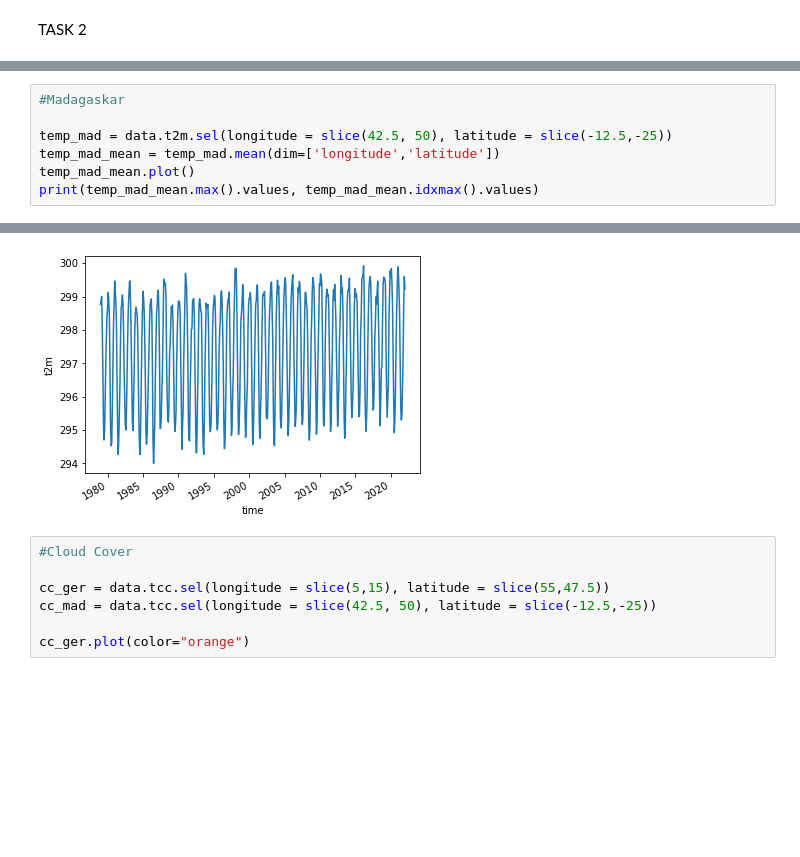
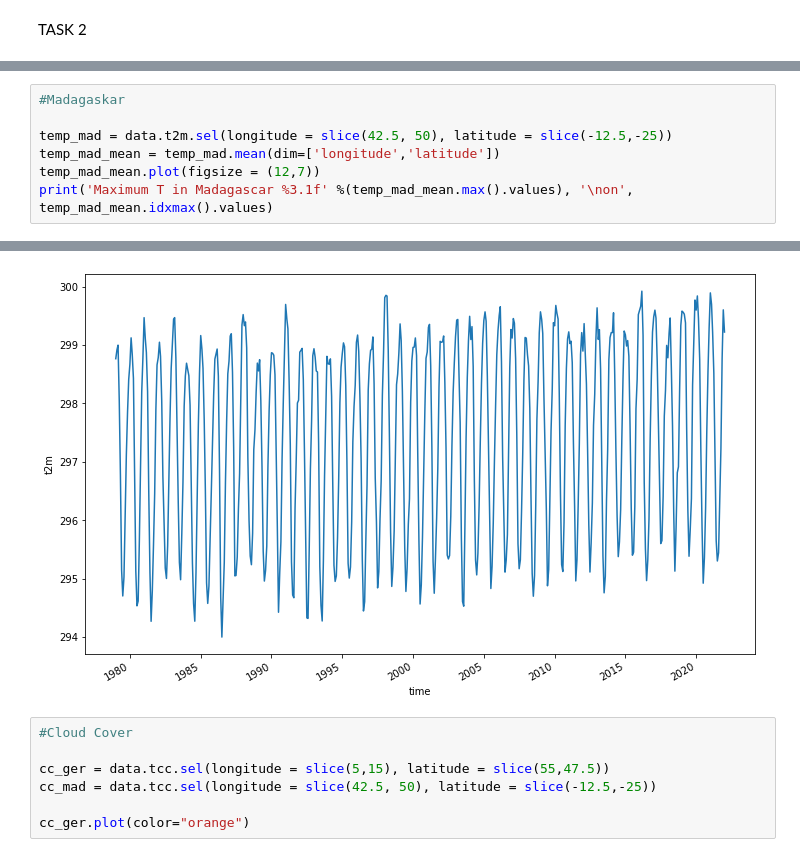
Before and after one commit to d3sp3r4t3Student/Statistical-Data-Analyses, a Jupyter notebook: demo_practical1.ipynb, the cells around one changed output, grey strips where cells are left out. Saved outputs shown, nothing was run; the diff lists cells and outputs as text; blank space fills up the shorter version.

```diff
--- a/demo_practical1.ipynb
+++ b/demo_practical1.ipynb
@@ -213,6 +216,6 @@ print(temp_ger_mean.max().values, temp_ger_mean.idxmax().values)
 
 temp_mad = data.t2m.sel(longitude = slice(42.5, 50), latitude = slice(-12.5,-25))
 temp_mad_mean = temp_mad.mean(dim=['longitude','latitude'])
-temp_mad_mean.plot()
-print(temp_mad_mean.max().values, temp_mad_mean.idxmax().values)
+temp_mad_mean.plot(figsize = (12,7))
+print('Maximum T in Madagascar %3.1f' %(temp_mad_mean.max().values), '\non', temp_mad_mean.idxmax().values)
 # %% [output]
@@ -220,4 +224,4 @@ print(temp_mad_mean.max().values, temp_mad_mean.idxmax().values)
-[figure, old version]
+[figure, new version]
 # %%
 #Cloud Cover
 
```
Also changed, not shown: parts of 6 cells of this notebook, 5 other files.
